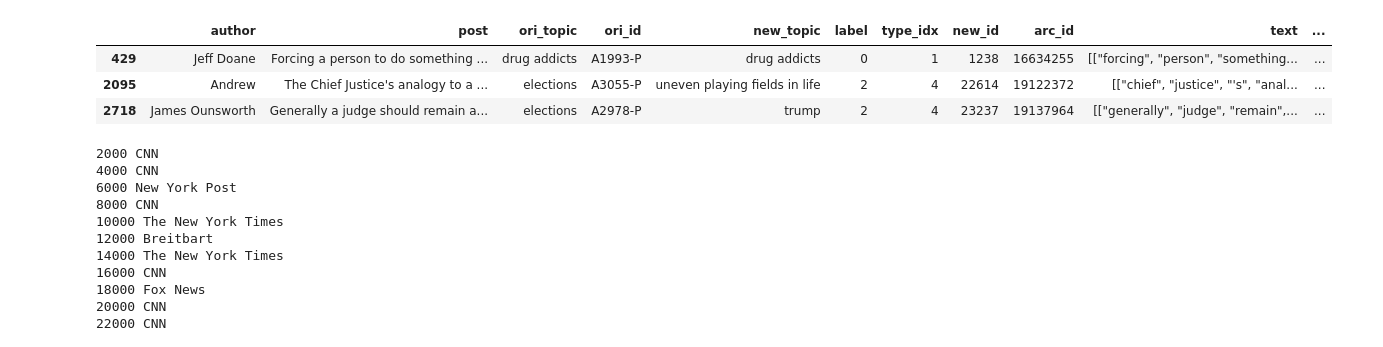
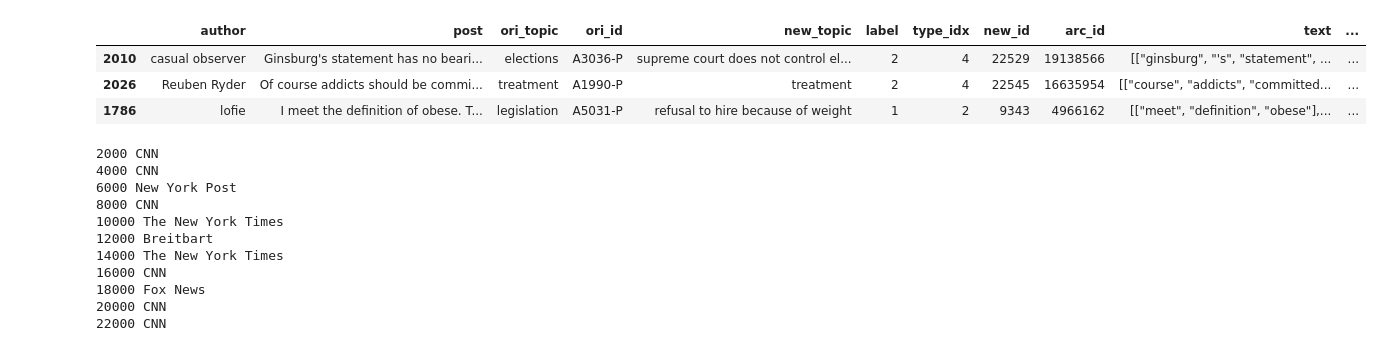
Before and after one commit to AlfonsoGhislieri/NLI-bias, a Jupyter notebook: Dataset_Previews.ipynb, the cells around one changed output. Cells and saved outputs as stored; diff of their text form; code cells hidden in the pictures.

```diff
--- a/Dataset_Previews.ipynb
+++ b/Dataset_Previews.ipynb
@@ -9,16 +8,16 @@ pd.set_option('display.max_colwidth', 500)  # Display full text in columns
 # %%
 # Zero-Shot Stance Detection: A Dataset and Model using Generalized Topic Representations
 
-csv_file = "data/vast_test.csv"
+csv_file = "data/extra/vast_test.csv"
 df = pd.read_csv(csv_file)
 
 # Display the DataFrame
 df.sample(3)
 # %% [output]
 |  | author | post | ori_topic | ori_id | new_topic | label | type_idx | new_id | arc_id | text | ... |
-| 429 | Jeff Doane | Forcing a person to do something ... | drug addicts | A1993-P | drug addicts | 0 | 1 | 1238 | 16634255 | [["forcing", "person", "something... | ... |
-| 2095 | Andrew | The Chief Justice's analogy to a ... | elections | A3055-P | uneven playing fields in life | 2 | 4 | 22614 | 19122372 | [["chief", "justice", "'s", "anal... | ... |
-| 2718 | James Ounsworth | Generally a judge should remain a... | elections | A2978-P | trump | 2 | 4 | 23237 | 19137964 | [["generally", "judge", "remain",... | ... |
+| 2010 | casual observer | Ginsburg's statement has no beari... | elections | A3036-P | supreme court does not control el... | 2 | 4 | 22529 | 19138566 | [["ginsburg", "'s", "statement", ... | ... |
+| 2026 | Reuben Ryder | Of course addicts should be commi... | treatment | A1990-P | treatment | 2 | 4 | 22545 | 16635954 | [["course", "addicts", "committed... | ... |
+| 1786 | lofie | I meet the definition of obese. T... | legislation | A5031-P | refusal to hire because of weight | 1 | 2 | 9343 | 4966162 | [["meet", "definition", "obese"],... | ... |
 # %%
 # Detecting Polarized Topics Using Partisanship-aware Contextualized Topic Embeddings
 
```
Also changed, not shown: parts of 11 cells of this notebook, 3 other files.
